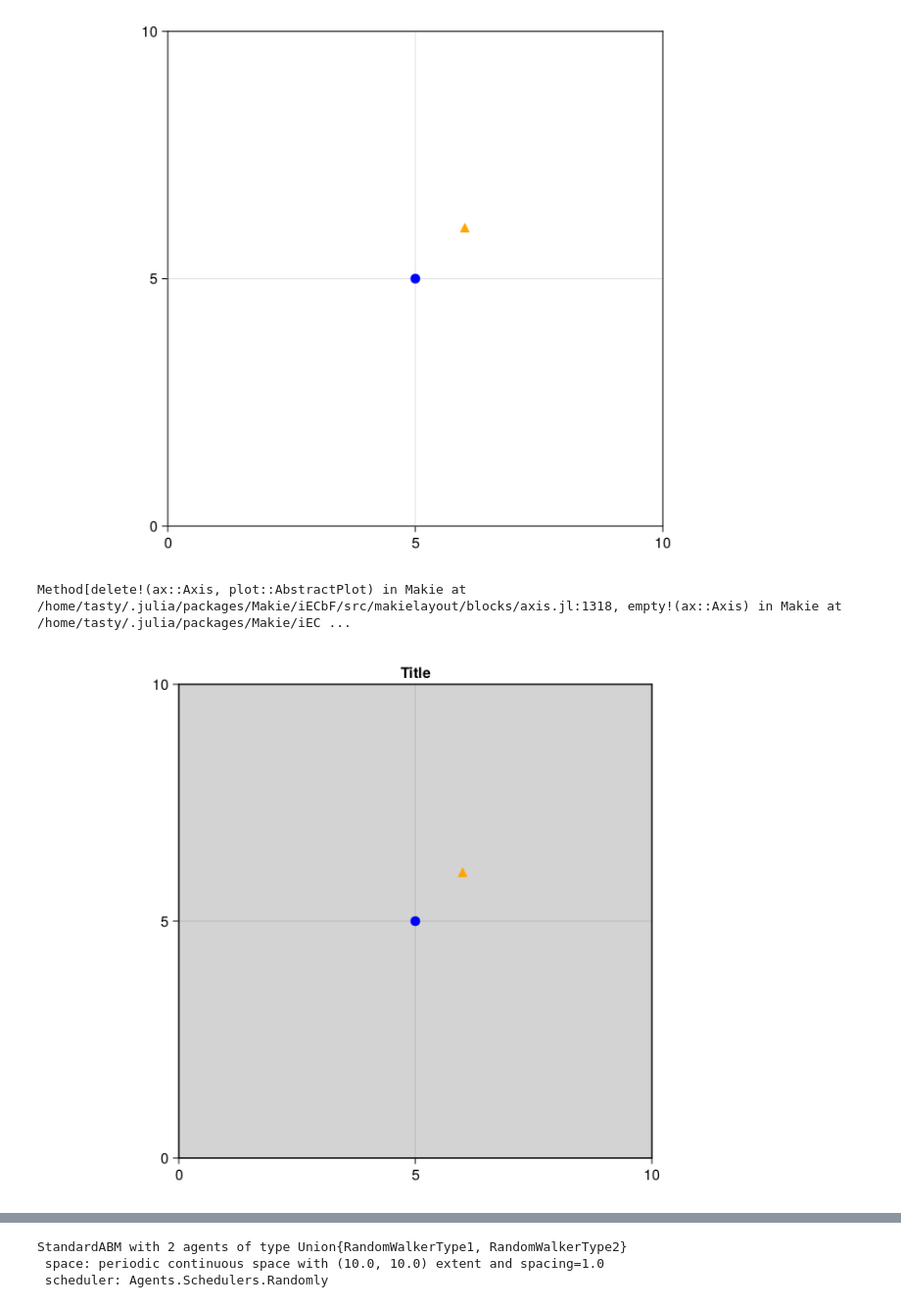
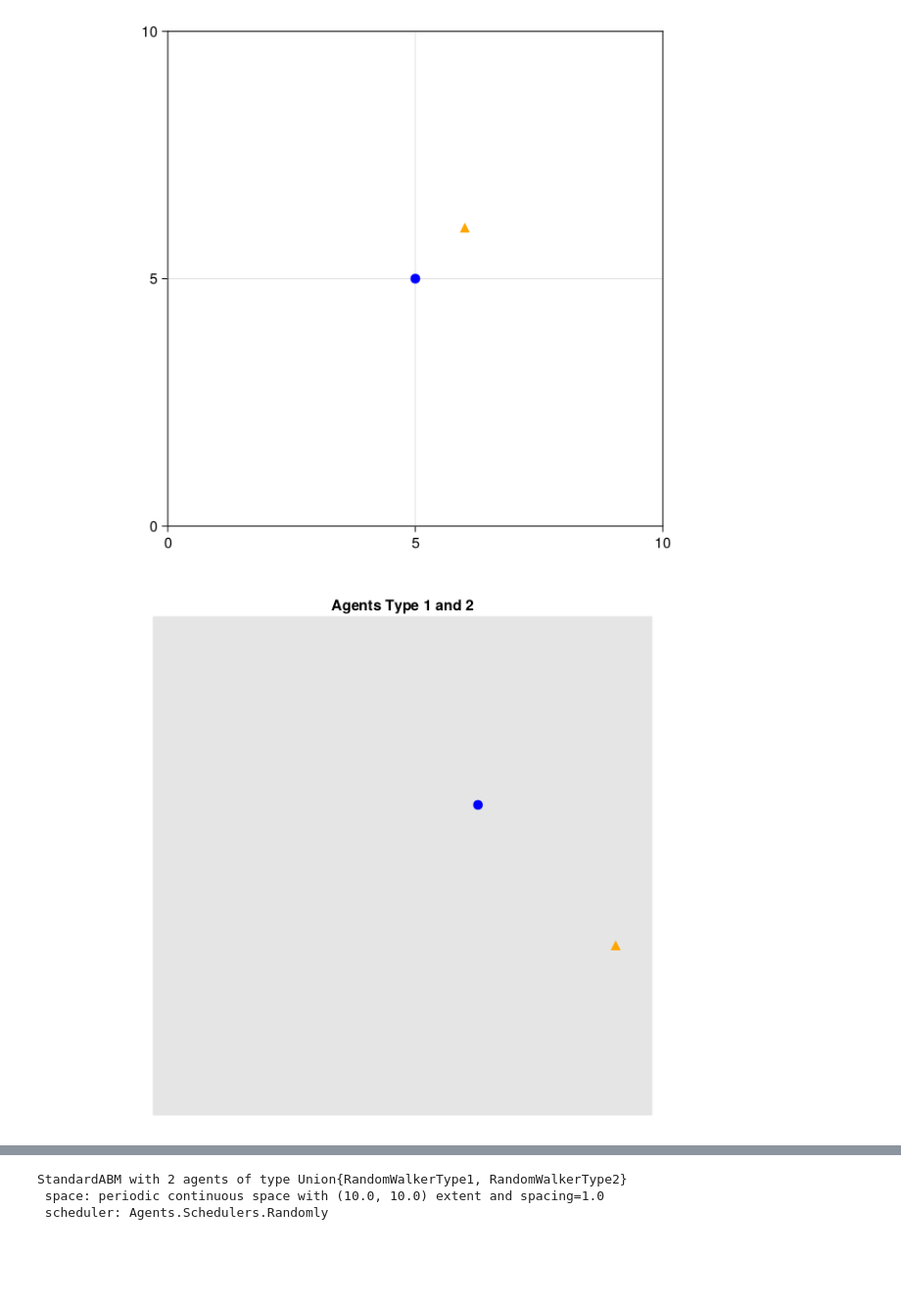
Before and after one commit to mantzaris/JuliaLang_Yeah_Yeah_Yeah, a Jupyter notebook: Agents/ContinuousAgents/01SimpleWalkers.ipynb, the cells around one changed output, grey strips where cells are left out. Shown at 98% size. Drawn from its saved outputs; the diff is of its cells as text; code cells hidden in the pictures; blank space fills up the shorter version.

Commit message:
some makie plots for the continuous agent

```diff
--- a/Agents/ContinuousAgents/01SimpleWalkers.ipynb
+++ b/Agents/ContinuousAgents/01SimpleWalkers.ipynb
@@ -238,13 +238,28 @@ abmvideo(
     title = "WalkerType1and2", plotkwargs...
 )
 # %%
+fontsize_theme =Theme(
+    Axis = (
+        backgroundcolor = :gray90,
+        leftspinevisible = false,
+        rightspinevisible = false,
+        bottomspinevisible = false,
+        topspinevisible = false,
+        xgridcolor = :gray90,
+        ygridcolor = :gray90,
+        xticksvisible = false,
+        yticksvisible = false,
+        xticklabelsvisible = false,
+        yticklabelsvisible = false
+
+    ))
+set_theme!(fontsize_theme)
+
 plotkwargs = (; ac=ColorType1and2, am=MakerType1and2)
 figure, = abmplot(modelWalkers1and2; plotkwargs...)
-ax = Axis(figure[1,1], aspect = DataAspect(), title = "Title", backgroundcolor=:lightgray)
-print(methodswith(typeof(ax)))
+ax = Axis(figure[1,1], aspect = DataAspect(), title = "Agents Type 1 and 2")
 hidedecorations!(ax)
 
 figure
 # %% [output]
-Method[delete!(ax::Axis, plot::AbstractPlot) in Makie at /home/tasty/.julia/packages/Makie/iECbF/src/makielayout/blocks/axis.jl:1318, empty!(ax::Axis) in Makie at /home/tasty/.julia/packages/Makie/iEC ...
-[figure, old version]
+[figure, new version]
```
Also changed, not shown: parts of 2 cells of this notebook.
